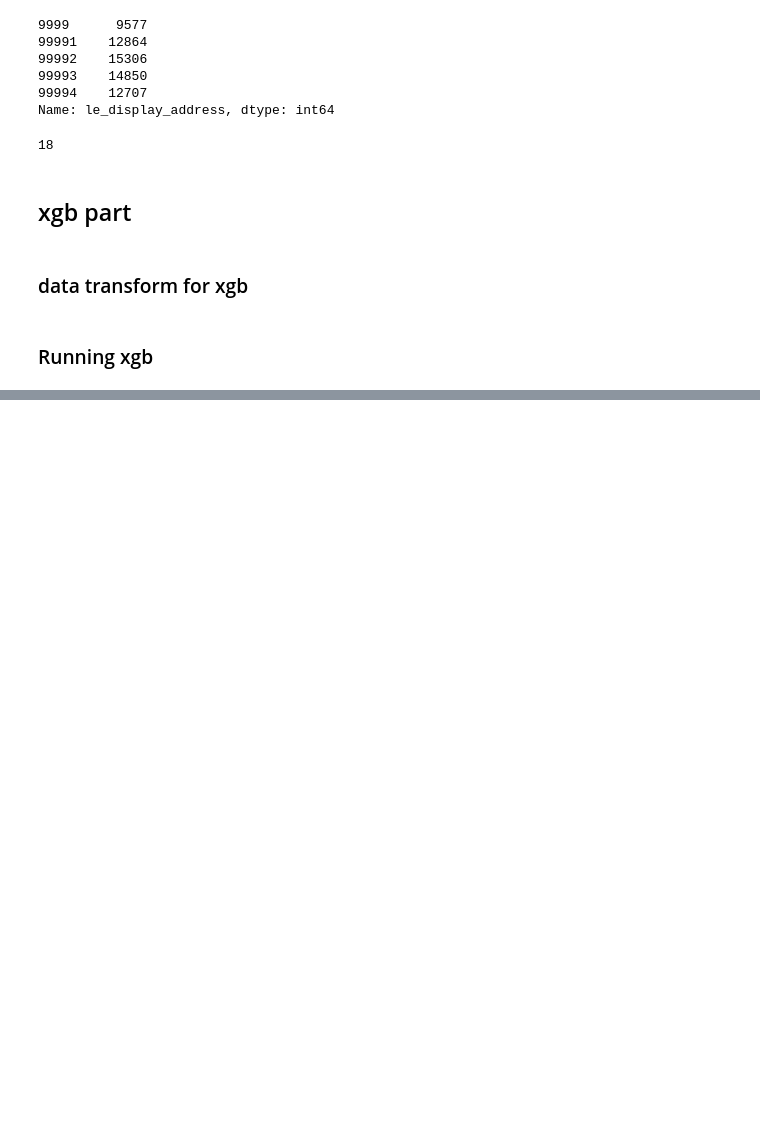
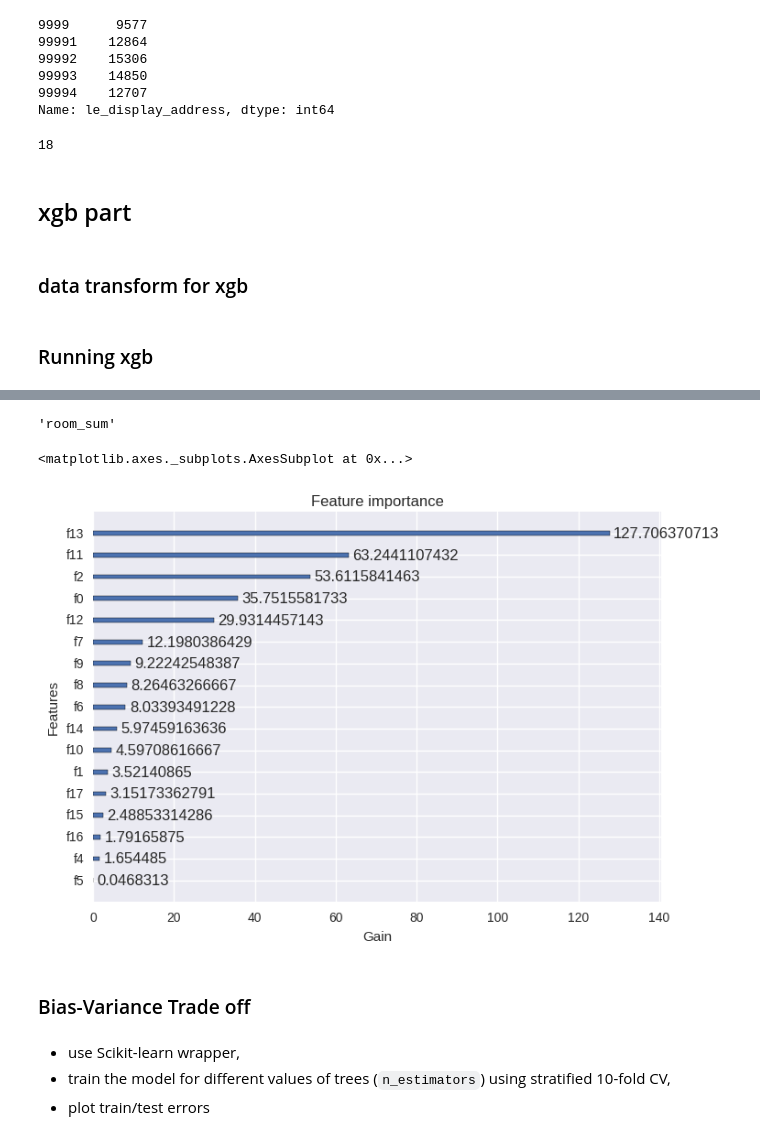
Before and after one commit to kyuni22/kagglebreak, a Jupyter notebook: rental_listing_inquiries/1705features_and_xgb.ipynb, the cells around one changed output, grey strips where cells are left out. Cells and saved outputs as stored; diff of their text form; code cells hidden in the pictures; blank space fills up the shorter version.

```diff
--- a/rental_listing_inquiries/1705features_and_xgb.ipynb
+++ b/rental_listing_inquiries/1705features_and_xgb.ipynb
@@ -207,13 +210,27 @@ xgtrain = xgb.DMatrix(train.loc[:, features_to_use].values, label=train.loc[:, '
 # %%
+# for xgb.train
 params = {
     'objective':'multi:softprob',
-    'max_depth':2,
+    'max_depth':6,
     'silent':1,
-    'eta':1,
+    'eta':0.03,
     'num_class':3,
     'eval_metric':'mlogloss'
 }
 
 num_rounds = 5
-# %%
-model = xgb.train(params, xgtrain, num_rounds)
+# %%
+X = train.loc[:, features_to_use].values
+y = train.loc[:, 'interest_level_in_num'].values
+
+skf = StratifiedKFold(n_splits=5, shuffle=True, random_state=2017)
+# %%
+for train_index, test_index in skf.split(X, y):
+    X_train, X_test = X[train_index], X[test_index]
+    y_train, y_test = y[train_index], y[test_index]
+
+    dtrain = xgb.DMatrix(X_train, y_train)
+    dtest = xgb.DMatrix(X_test, y_test)
+
+    watchlist  = [(dtest,'test'), (dtrain,'train')] # native interface only
+    bst = xgb.train(params, dtrain, num_rounds, watchlist)
@@ -219,0 +255,11 @@ model = xgb.train(params, xgtrain, num_rounds)
+# %%
+features_to_use[5]
+# %% [output]
+'room_sum'
+# %%
+xgb.plot_importance(bst, importance_type='gain', xlabel='Gain')
+# %% [output]
+<matplotlib.axes._subplots.AxesSubplot at 0x...>
+[figure, added]
+# %% [markdown]
+### Bias-Variance Trade off
@@ -219,0 +268,4 @@ model = xgb.train(params, xgtrain, num_rounds)
+# %% [markdown]
+- use Scikit-learn wrapper,
+- train the model for different values of trees (`n_estimators`) using stratified 10-fold CV,
+- plot train/test errors
```
Also changed, not shown: parts of 48 cells of this notebook, 2 other files.
